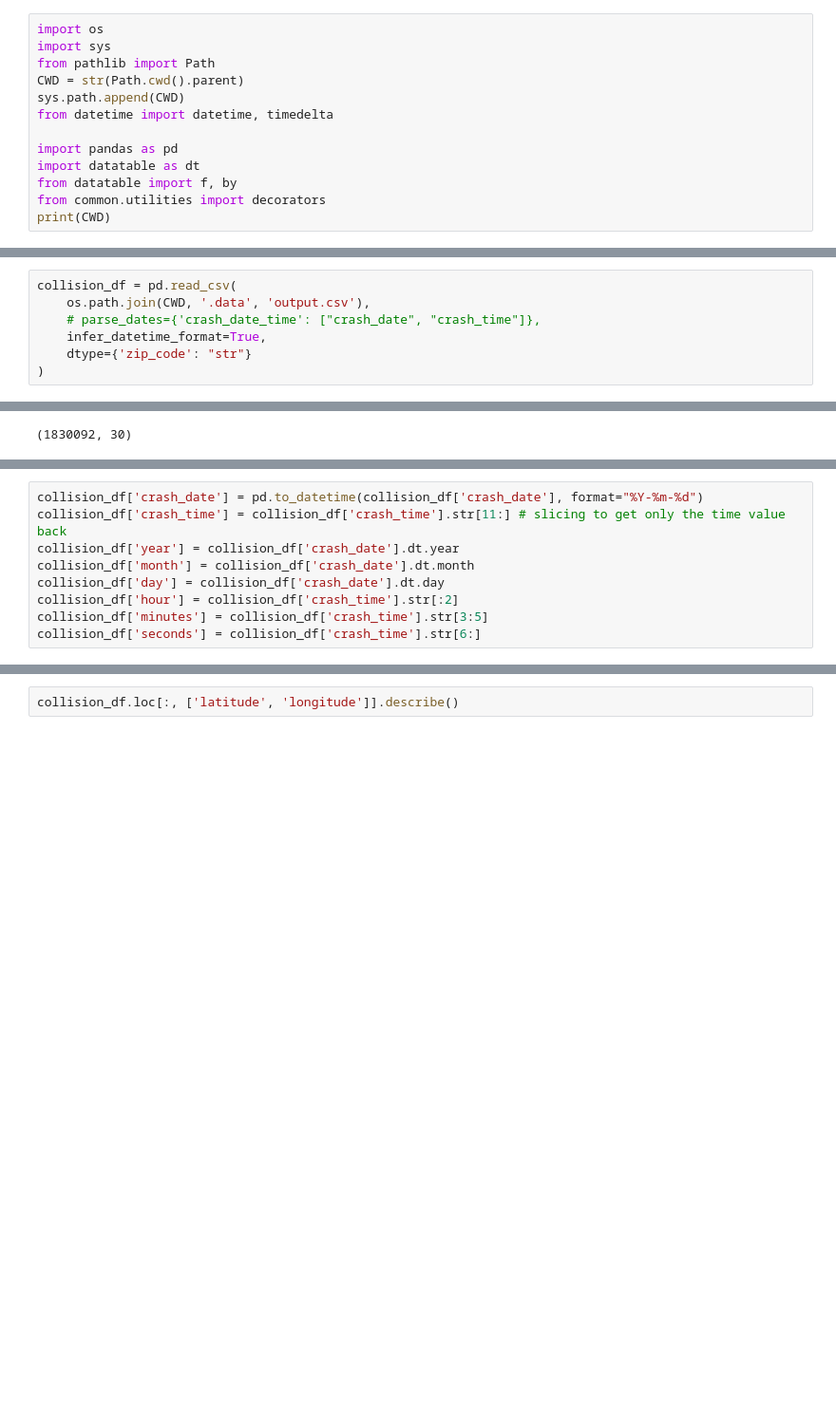
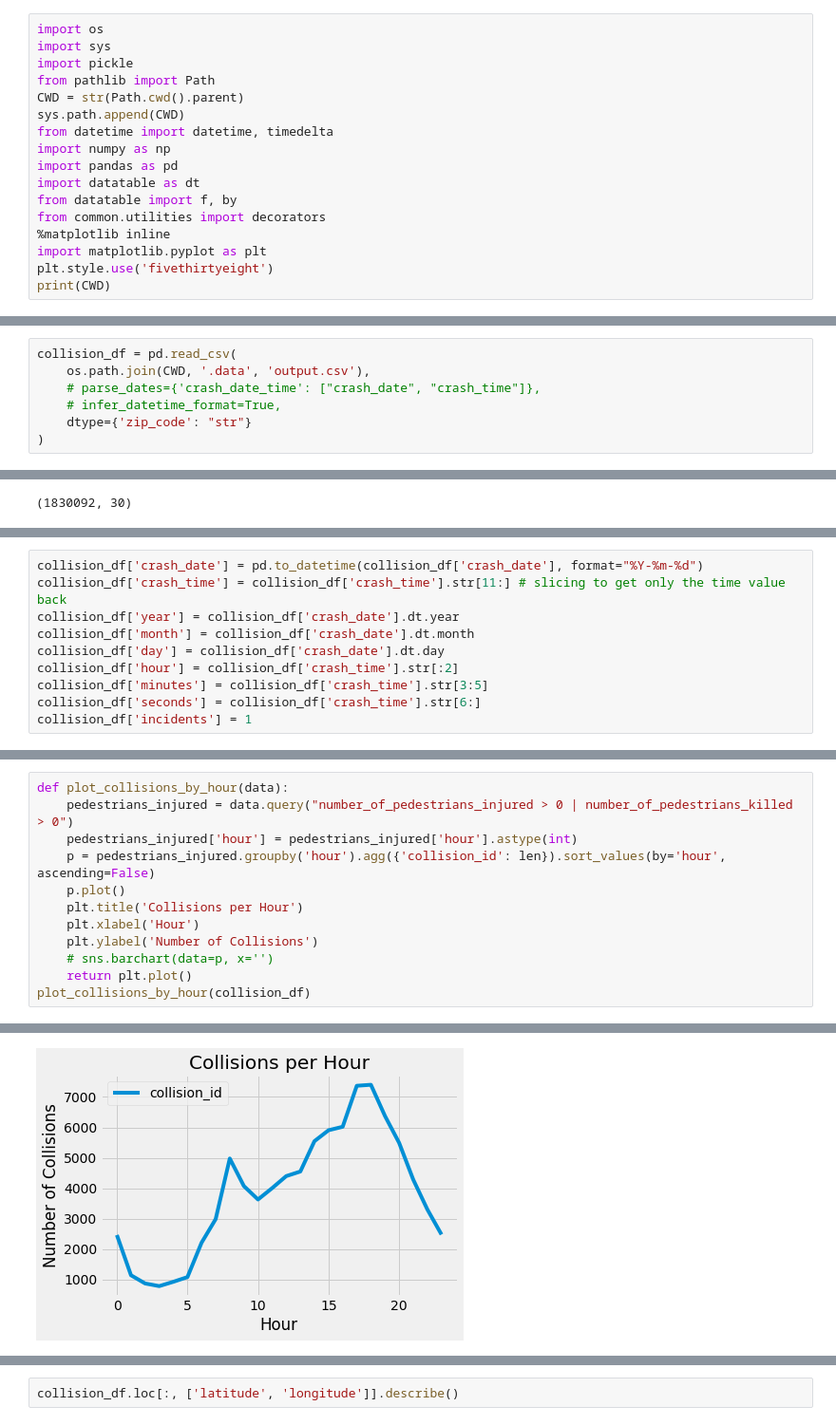
Before and after one commit to jordan-carson/data-engineering-nyc, a Jupyter notebook: src/part2_eda.ipynb, the cells around one changed output, grey strips where cells are left out. Shown at 95% size. Drawn from its saved outputs; the diff is of its cells as text; blank space fills up the shorter version.

```diff
--- a/src/part2_eda.ipynb
+++ b/src/part2_eda.ipynb
@@ -5,15 +15,19 @@ We are using the output from the first notebook.
 # %%
 import os
 import sys
+import pickle
 from pathlib import Path
 CWD = str(Path.cwd().parent)
 sys.path.append(CWD)
 from datetime import datetime, timedelta
-
+import numpy as np
 import pandas as pd
 import datatable as dt
 from datatable import f, by
 from common.utilities import decorators
+%matplotlib inline
+import matplotlib.pyplot as plt
+plt.style.use('fivethirtyeight')
 print(CWD)
 # %% [output]
 /Users/jordancarson/Projects/JPM/data-engineering-nyc
@@ -25,7 +37,7 @@ We are going to be using both `pandas` and `datatable` for our EDA (exploratory
 collision_df = pd.read_csv(
     os.path.join(CWD, '.data', 'output.csv'),
     # parse_dates={'crash_date_time': ["crash_date", "crash_time"]},
-    infer_datetime_format=True,
+    # infer_datetime_format=True,
     dtype={'zip_code': "str"}
 )
 # %%
@@ -43,3 +77,4 @@ collision_df['day'] = collision_df['crash_date'].dt.day
 collision_df['hour'] = collision_df['crash_time'].str[:2]
 collision_df['minutes'] = collision_df['crash_time'].str[3:5]
 collision_df['seconds'] = collision_df['crash_time'].str[6:]
+collision_df['incidents'] = 1
@@ -89,0 +202,13 @@ There are 565,203 cases with no zip_code and 564,983 with no borough. Latitude a
+# %%
+def plot_collisions_by_hour(data):
+    pedestrians_injured = data.query("number_of_pedestrians_injured > 0 | number_of_pedestrians_killed > 0")
+    pedestrians_injured['hour'] = pedestrians_injured['hour'].astype(int)
+    p = pedestrians_injured.groupby('hour').agg({'collision_id': len}).sort_values(by='hour', ascending=False)
+    p.plot()
+    plt.title('Collisions per Hour')
+    plt.xlabel('Hour')
+    plt.ylabel('Number of Collisions')
+    # sns.barchart(data=p, x='')
+    return plt.plot()
+plot_collisions_by_hour(collision_df)
+# %% [output]
@@ -89,0 +221 @@ There are 565,203 cases with no zip_code and 564,983 with no borough. Latitude a
+[figure, added]
```
Also changed, not shown: parts of 45 cells of this notebook.
